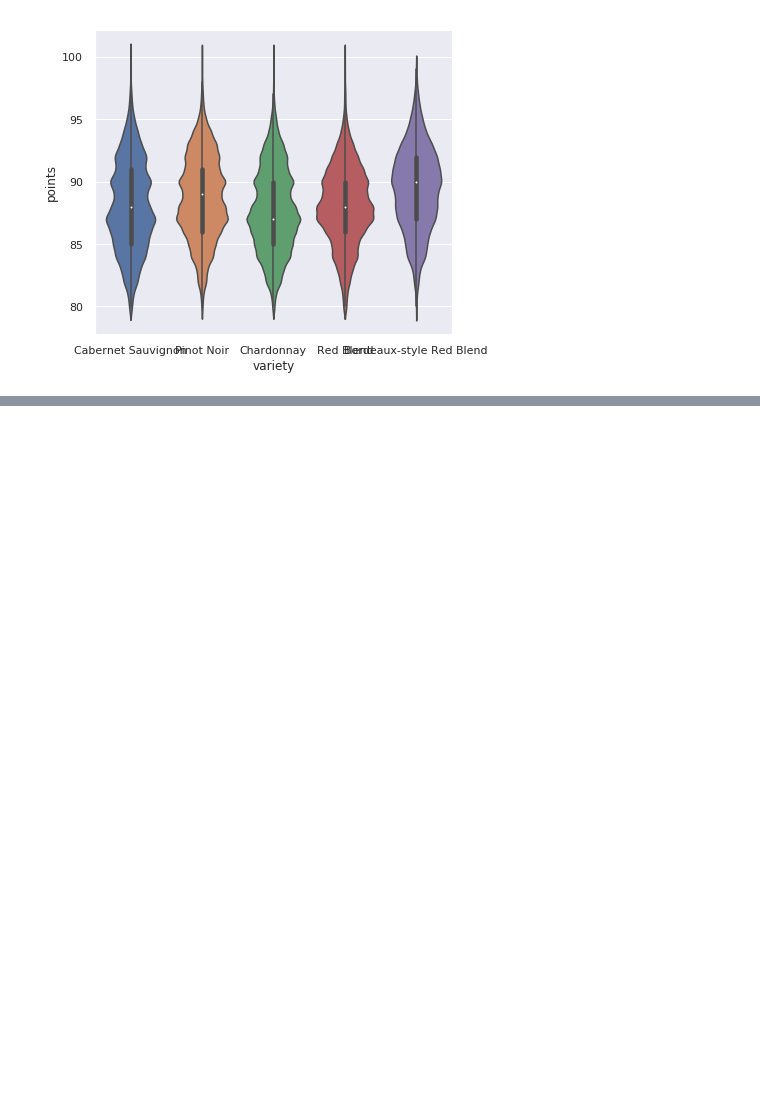
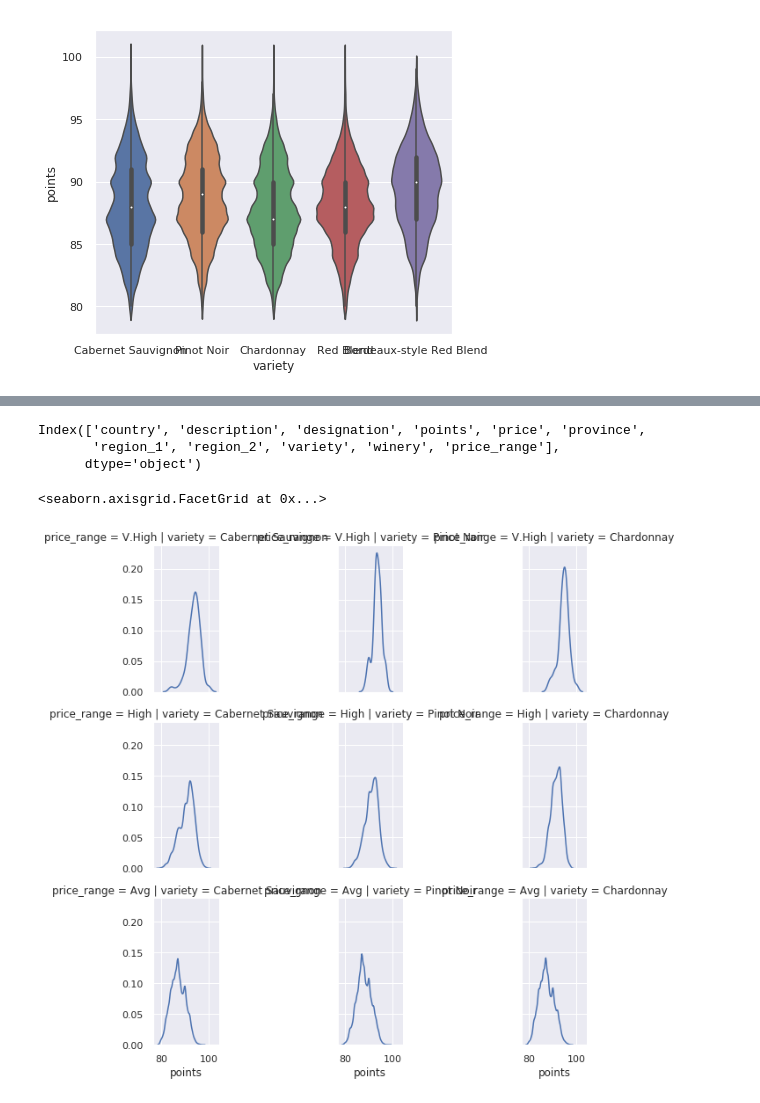
Before and after one commit to ArmaanBhullar/python-visualization, a Jupyter notebook: pandas_visualizations.ipynb, the cells around one changed output, grey strips where cells are left out. Cells and saved outputs as stored; diff of their text form; code cells hidden in the pictures; blank space fills up the shorter version.

Commit message:
Adding Facet plots from seaborn

```diff
--- a/pandas_visualizations.ipynb
+++ b/pandas_visualizations.ipynb
@@ -105,0 +111,17 @@ sns.violinplot(x='variety', y='points',data=df_wine[df_wine.variety.isin(df_wine
+# %%
+df = df_wine[df_wine.variety.isin(df_wine.variety.value_counts().head(3).index)]
+# %%
+df.variety.value_counts()
+df.columns
+# %% [output]
+Index(['country', 'description', 'designation', 'points', 'price', 'province',
+       'region_1', 'region_2', 'variety', 'winery', 'price_range'],
+      dtype='object')
+# %%
+#Now let's construct the facets
+#col_wrap is required to breakup up display plots, make
+fg = sns.FacetGrid(df, col='variety',row="price_range")
+fg.map(sns.kdeplot, 'points')
+# %% [output]
+<seaborn.axisgrid.FacetGrid at 0x...>
+[figure, added]
```
Also changed, not shown: parts of 3 cells of this notebook.
